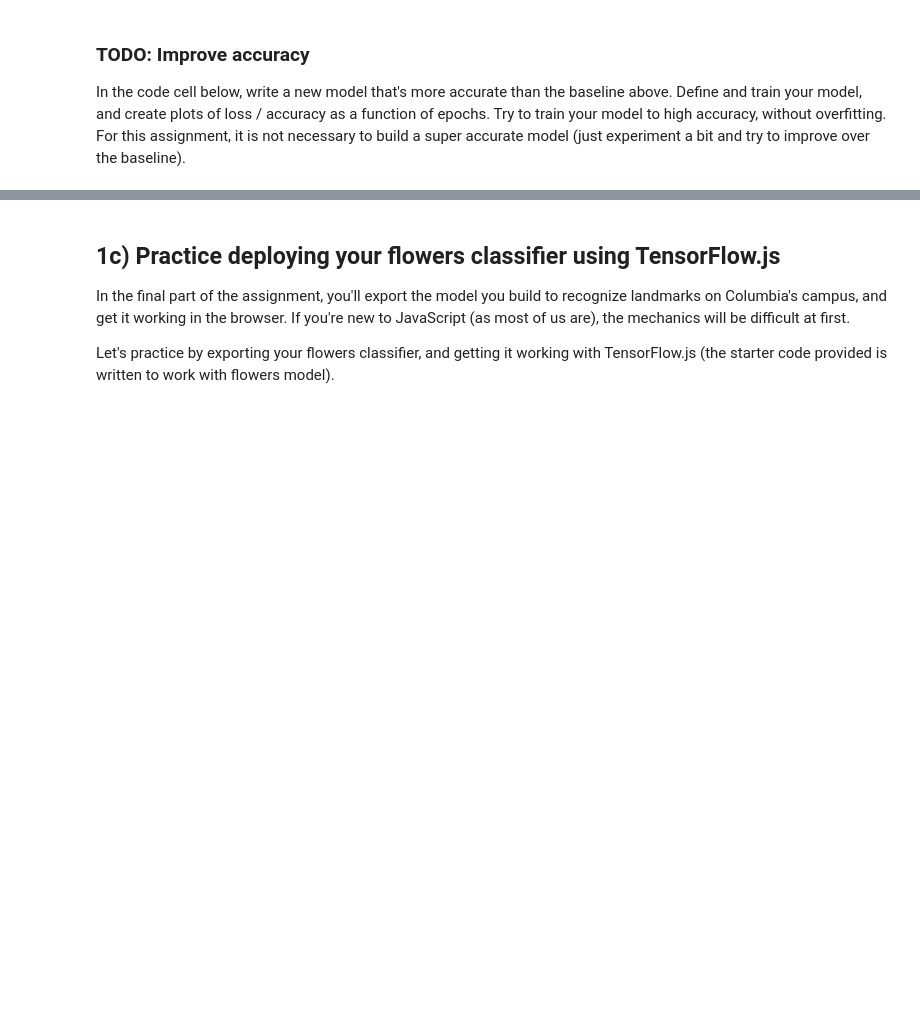
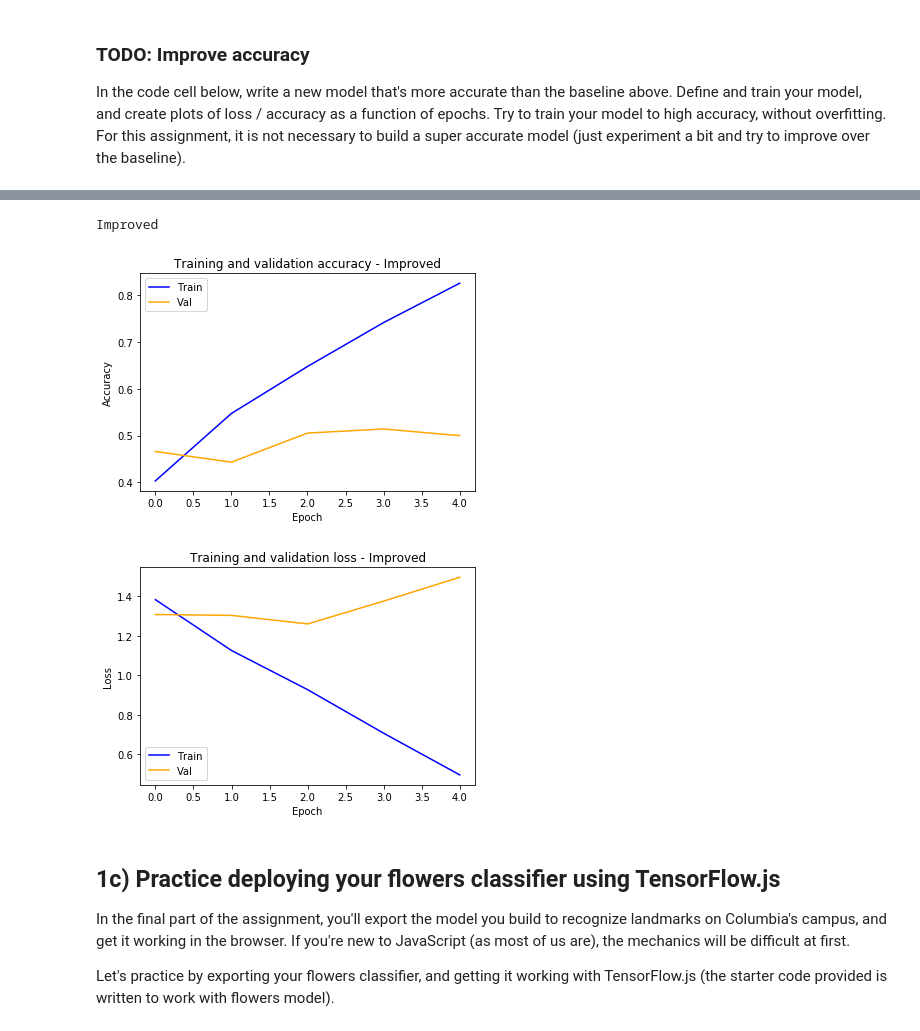
Before and after one commit to dansilva11/Applied_Deep_Learning_w4995, a Jupyter notebook: a2_1.ipynb, the cells around one changed output, grey strips where cells are left out. Cells and saved outputs as stored; diff of their text form; code cells hidden in the pictures; blank space fills up the shorter version.

```diff
--- a/a2_1.ipynb
+++ b/a2_1.ipynb
@@ -445,3 +543,14 @@ model.fit(train_ds, validation_data=test_ds, epochs=5)
+# %%
+print("Improved")
+plot(imporved_history,"Improved")
+print()
+print("Baseline")
+plot(baseline_history,"Baseline")
+print()
+# %% [output]
+Improved
+[figure, added]
+[figure, added]
 # %% [markdown]
 ## 1c) Practice deploying your flowers classifier using TensorFlow.js
 In the final part of the assignment, you'll export the model you build to recognize landmarks on Columbia's campus, and get it working in the browser. If you're new to JavaScript (as most of us are), the mechanics will be difficult at first.
```
Also changed, not shown: parts of 22 cells of this notebook.
